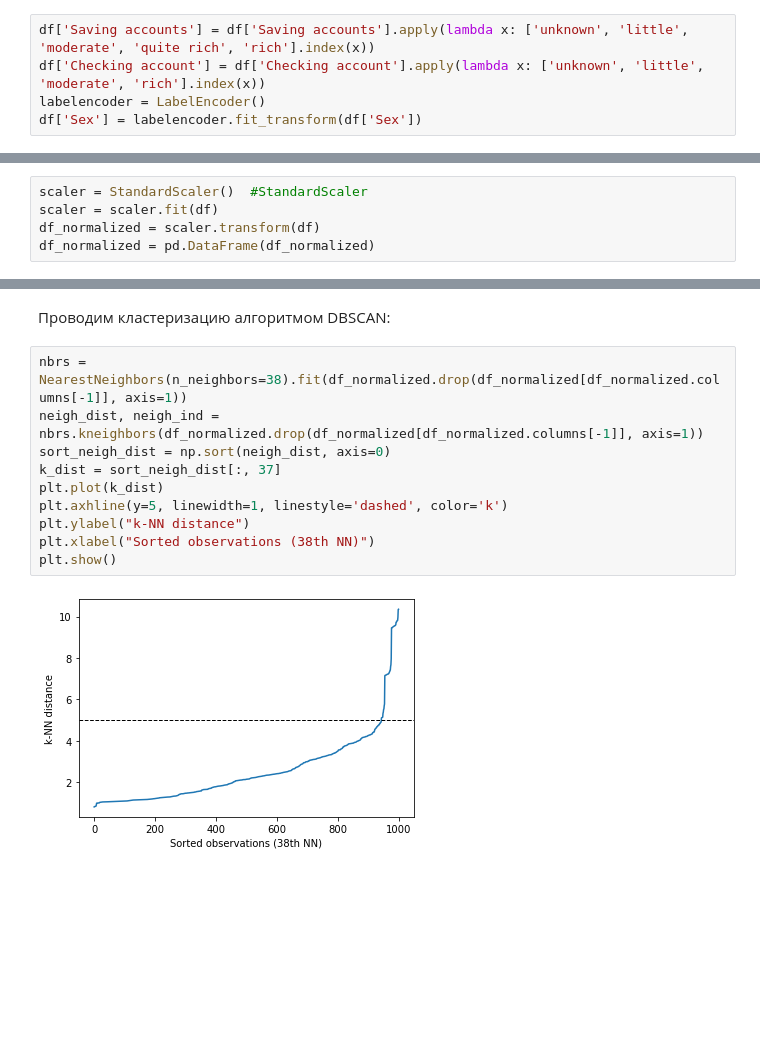
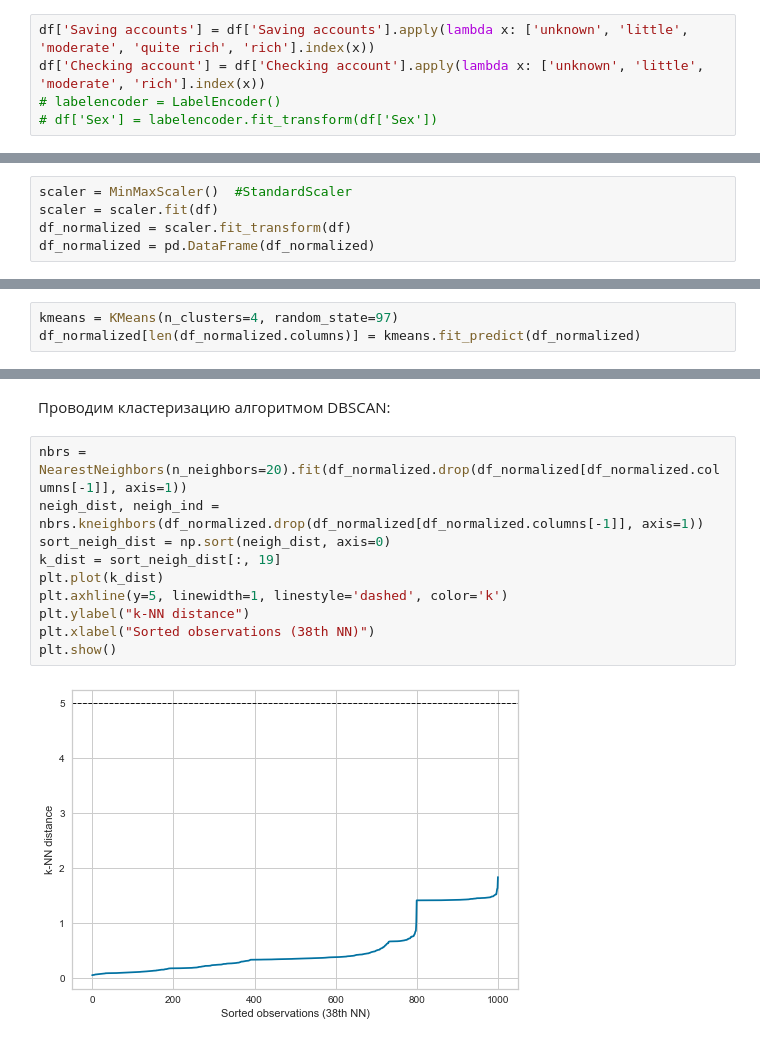
Before and after one commit to rpurei/otus, a Jupyter notebook: prof-hw2/ml_prof_hw02.ipynb, the cells around one changed output, grey strips where cells are left out. Cells and saved outputs as stored; diff of their text form; blank space fills up the shorter version.

```diff
--- a/prof-hw2/ml_prof_hw02.ipynb
+++ b/prof-hw2/ml_prof_hw02.ipynb
@@ -150,8 +155,8 @@ def feature_plot(feature_name, categorical_feature, categorical_feature_value):
 # %%
 df['Saving accounts'] = df['Saving accounts'].apply(lambda x: ['unknown', 'little', 'moderate', 'quite rich', 'rich'].index(x))
 df['Checking account'] = df['Checking account'].apply(lambda x: ['unknown', 'little', 'moderate', 'rich'].index(x))
-labelencoder = LabelEncoder()
-df['Sex'] = labelencoder.fit_transform(df['Sex'])
+# labelencoder = LabelEncoder()
+# df['Sex'] = labelencoder.fit_transform(df['Sex'])
 # %% [markdown]
 Признаки 'Housing' и 'Purpose' не имеют признаком ранжирования, кодируем их OneHotEncoder:
 # %%
@@ -168,9 +173,9 @@ df.head()
 # %% [markdown]
 Приводим данные к одному масштабу, что необходимо т.к. при расчете расстояний между объектами - все измерения в пространстве должны быть в одних единицах.
 # %%
-scaler = StandardScaler()  #StandardScaler
+scaler = MinMaxScaler()  #StandardScaler
 scaler = scaler.fit(df)
-df_normalized = scaler.transform(df)
+df_normalized = scaler.fit_transform(df)
 df_normalized = pd.DataFrame(df_normalized)
 # %%
 df_normalized.head()
@@ -207,3 +212,6 @@ elbow_checker(KMeans, df_normalized.drop(df_normalized[df_normalized.columns[-1]
+# %%
+kmeans = KMeans(n_clusters=4, random_state=97)
+df_normalized[len(df_normalized.columns)] = kmeans.fit_predict(df_normalized)
 # %%
 # plt.figure(figsize=(18, 6))
 
@@ -228,14 +237,14 @@ AttributeError: 'AgglomerativeClustering' object has no attribute 'inertia_'
 # %% [markdown]
 Проводим кластеризацию алгоритмом DBSCAN:
 # %%
-nbrs = NearestNeighbors(n_neighbors=38).fit(df_normalized.drop(df_normalized[df_normalized.columns[-1]], axis=1))
+nbrs = NearestNeighbors(n_neighbors=20).fit(df_normalized.drop(df_normalized[df_normalized.columns[-1]], axis=1))
 neigh_dist, neigh_ind = nbrs.kneighbors(df_normalized.drop(df_normalized[df_normalized.columns[-1]], axis=1))
 sort_neigh_dist = np.sort(neigh_dist, axis=0)
-k_dist = sort_neigh_dist[:, 37]
+k_dist = sort_neigh_dist[:, 19]
 plt.plot(k_dist)
 plt.axhline(y=5, linewidth=1, linestyle='dashed', color='k')
 plt.ylabel("k-NN distance")
 plt.xlabel("Sorted observations (38th NN)")
 plt.show()
 # %% [output]
-[figure, old version]
+[figure, new version]
```
Also changed, not shown: parts of 17 cells of this notebook.
